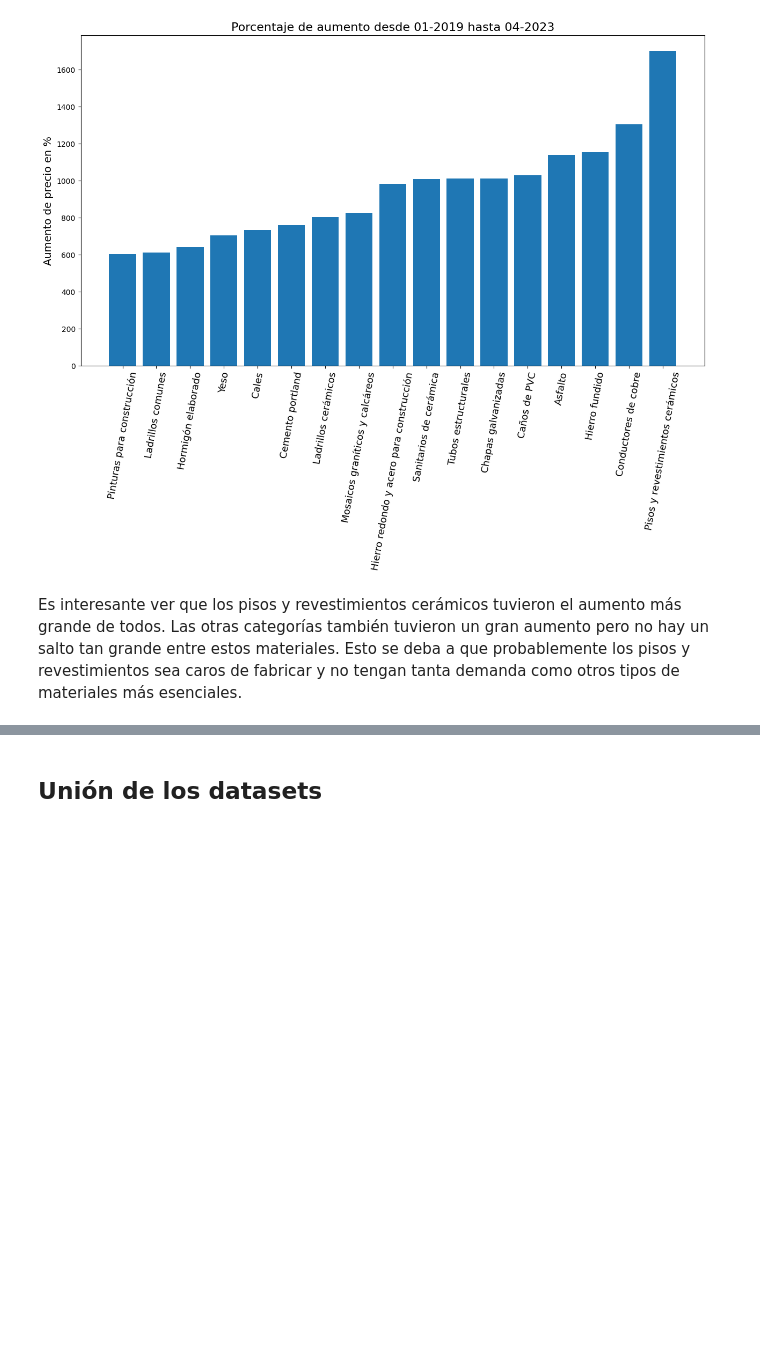
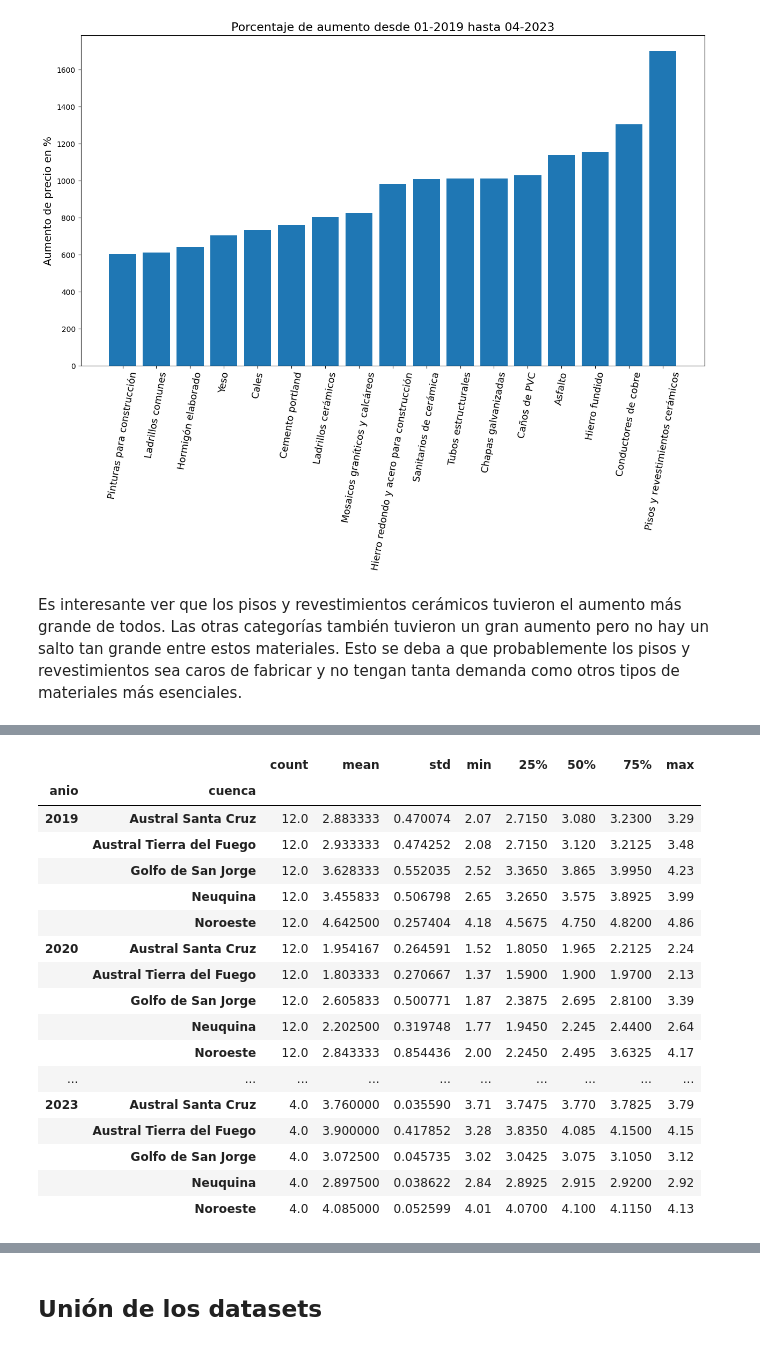
Before and after one commit to Isaiasgaray/fundamentos_final, a Jupyter notebook: TP_Final.ipynb, the cells around one changed output, grey strips where cells are left out. Drawn from its saved outputs; the diff is of its cells as text; code cells hidden in the pictures; blank space fills up the shorter version.

```diff
--- a/TP_Final.ipynb
+++ b/TP_Final.ipynb
@@ -189,0 +248,26 @@ Es interesante ver que los pisos y revestimientos cerámicos tuvieron el aumento
+# %%
+cuencas_total[
+    ['anio', 'mes', 'cuenca', 'precio_gnc', 'precio_industria']]\
+    .groupby(['anio', 'cuenca'])\
+    .describe()['precio_industria']
+
+# Precio industria
+# %% [output]
+|  |  | count | mean | std | min | 25% | 50% | 75% | max |
+| anio | cuenca |  |  |  |  |  |  |  |  |
+| 2019 | Austral Santa Cruz | 12.0 | 2.883333 | 0.470074 | 2.07 | 2.7150 | 3.080 | 3.2300 | 3.29 |
+|  | Austral Tierra del Fuego | 12.0 | 2.933333 | 0.474252 | 2.08 | 2.7150 | 3.120 | 3.2125 | 3.48 |
+|  | Golfo de San Jorge | 12.0 | 3.628333 | 0.552035 | 2.52 | 3.3650 | 3.865 | 3.9950 | 4.23 |
+|  | Neuquina | 12.0 | 3.455833 | 0.506798 | 2.65 | 3.2650 | 3.575 | 3.8925 | 3.99 |
+|  | Noroeste | 12.0 | 4.642500 | 0.257404 | 4.18 | 4.5675 | 4.750 | 4.8200 | 4.86 |
+| 2020 | Austral Santa Cruz | 12.0 | 1.954167 | 0.264591 | 1.52 | 1.8050 | 1.965 | 2.2125 | 2.24 |
+|  | Austral Tierra del Fuego | 12.0 | 1.803333 | 0.270667 | 1.37 | 1.5900 | 1.900 | 1.9700 | 2.13 |
+|  | Golfo de San Jorge | 12.0 | 2.605833 | 0.500771 | 1.87 | 2.3875 | 2.695 | 2.8100 | 3.39 |
+|  | Neuquina | 12.0 | 2.202500 | 0.319748 | 1.77 | 1.9450 | 2.245 | 2.4400 | 2.64 |
+|  | Noroeste | 12.0 | 2.843333 | 0.854436 | 2.00 | 2.2450 | 2.495 | 3.6325 | 4.17 |
+| ... | ... | ... | ... | ... | ... | ... | ... | ... | ... |
+| 2023 | Austral Santa Cruz | 4.0 | 3.760000 | 0.035590 | 3.71 | 3.7475 | 3.770 | 3.7825 | 3.79 |
+|  | Austral Tierra del Fuego | 4.0 | 3.900000 | 0.417852 | 3.28 | 3.8350 | 4.085 | 4.1500 | 4.15 |
+|  | Golfo de San Jorge | 4.0 | 3.072500 | 0.045735 | 3.02 | 3.0425 | 3.075 | 3.1050 | 3.12 |
+|  | Neuquina | 4.0 | 2.897500 | 0.038622 | 2.84 | 2.8925 | 2.915 | 2.9200 | 2.92 |
+|  | Noroeste | 4.0 | 4.085000 | 0.052599 | 4.01 | 4.0700 | 4.100 | 4.1150 | 4.13 |
```
Also changed, not shown: parts of 9 cells of this notebook.
